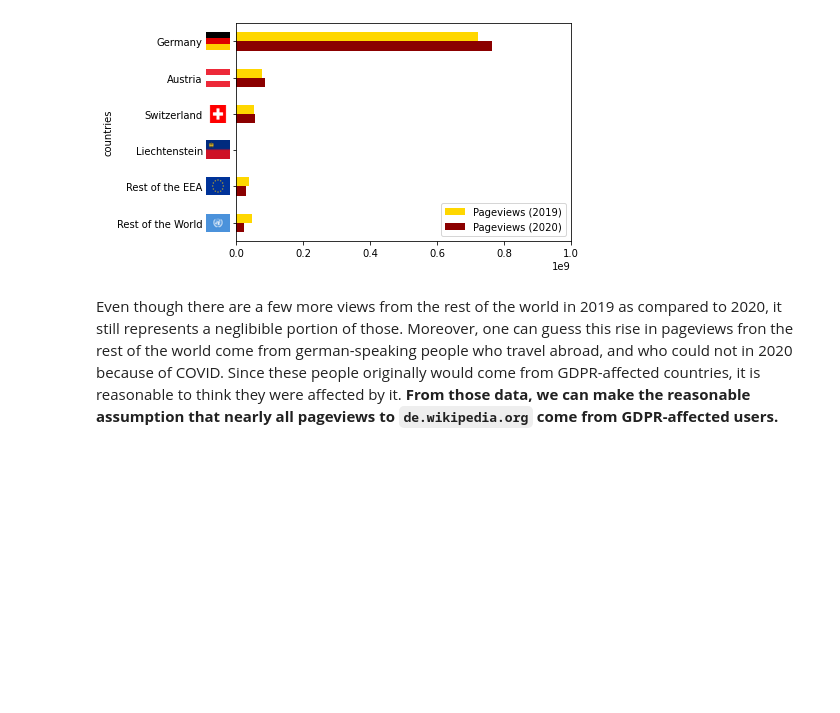
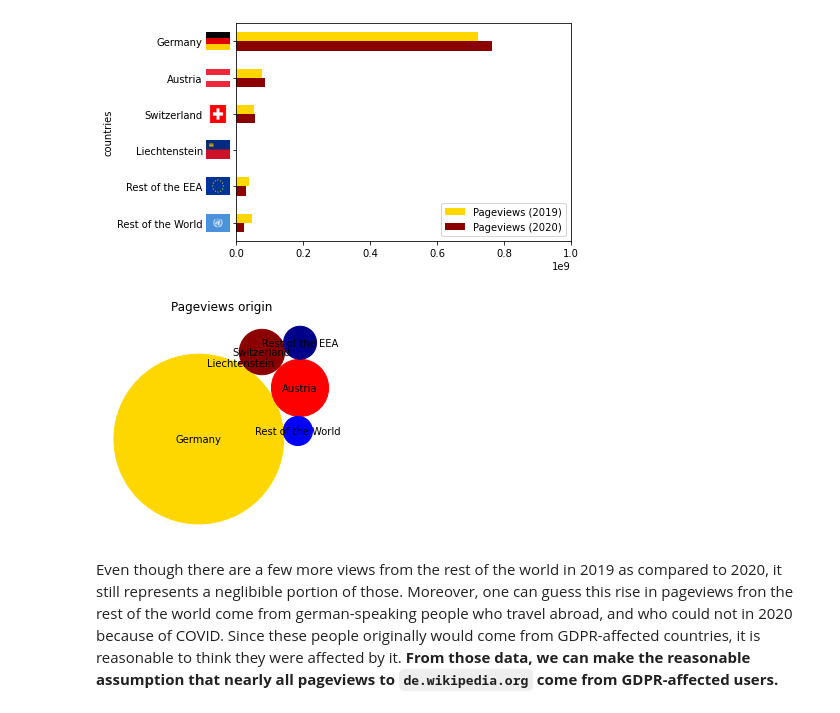
Before and after one commit to epfl-ada/ada-2020-project-milestone-p3-p3_2018, a Jupyter notebook: gdpr.ipynb, the cells around one changed output. Drawn from its saved outputs; the diff is of its cells as text; code cells hidden in the pictures; blank space fills up the shorter version.

````diff
--- a/gdpr.ipynb
+++ b/gdpr.ipynb
@@ -114,6 +117,23 @@ ax.set_xlim(right=1e9)
 add_flags(ax)
 # %% [output]
 [figure]
+# %%
+bubble_chart = BubbleChart(area=pv_origins[['Pageviews (2020)']],
+                           bubble_spacing=0.1)
+
+bubble_chart.collapse()
+
+fig, ax = plt.subplots(subplot_kw=dict(aspect="equal"))
+bubble_chart.plot(
+    ax, pv_origins[['countries']], ['gold', 'red', 'darkred', 'red', 'darkblue', 'blue'])
+ax.axis("off")
+ax.relim()
+ax.autoscale_view()
+ax.set_title('Pageviews origin')
+
+plt.show()
+# %% [output]
+[figure, added]
 # %% [markdown]
 Even though there are a few more views from the rest of the world in 2019 as compared to 2020, it still represents a neglibible portion of those. Moreover, one can guess this rise in pageviews fron the rest of the world come from german-speaking people who travel abroad, and who could not in 2020 because of COVID. Since these people originally would come from GDPR-affected countries, it is reasonable to think they were affected by it. **From those data, we can make the reasonable assumption that nearly all pageviews to ```de.wikipedia.org``` come from GDPR-affected users.**
 # %% [markdown]
````
Also changed, not shown: parts of 13 cells of this notebook, 3 other files.
